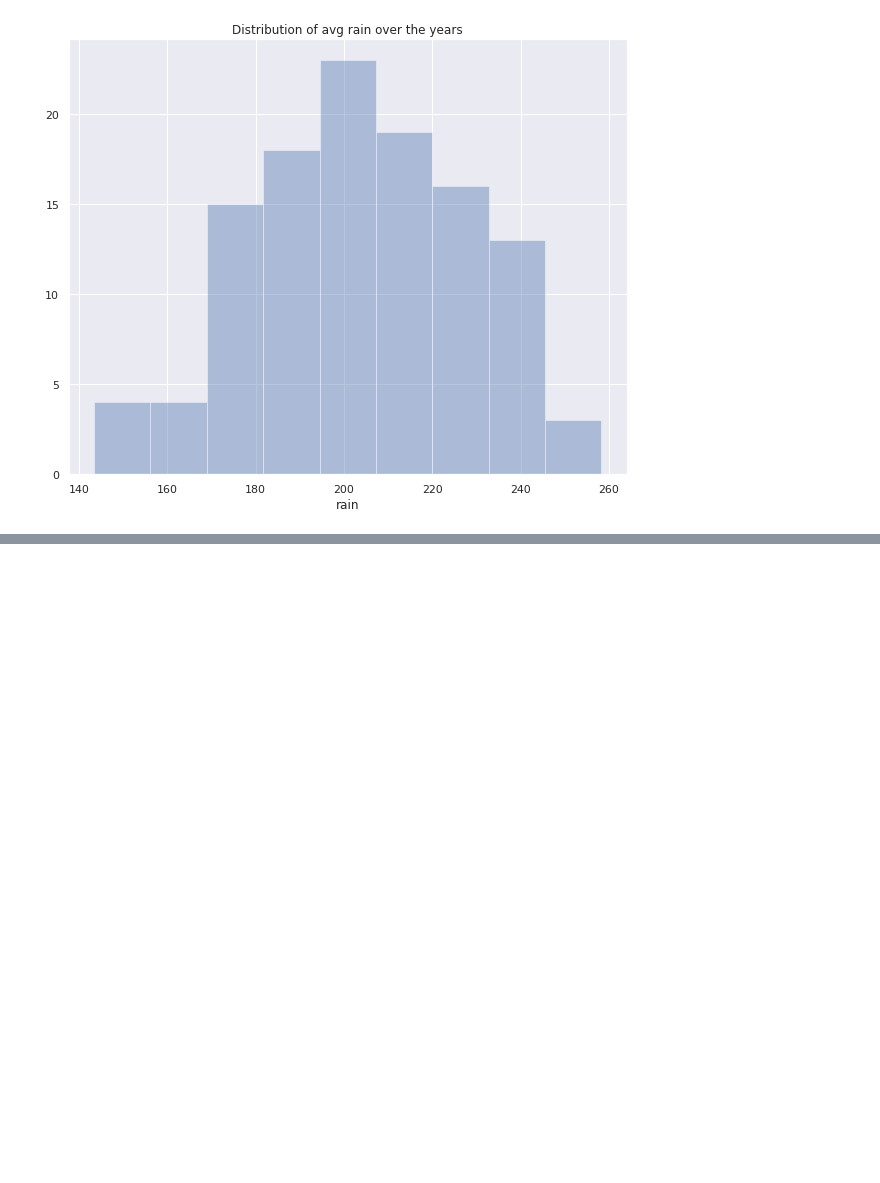
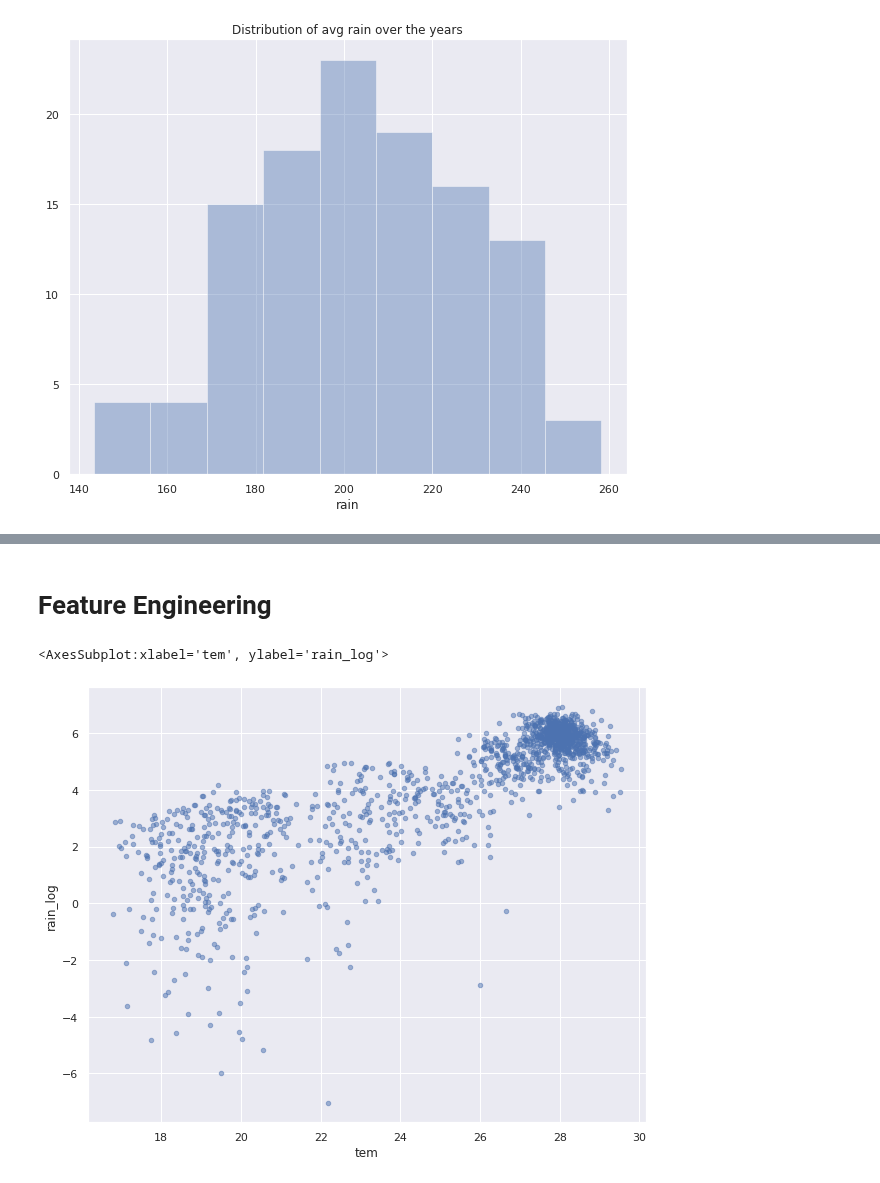
Before and after one commit to silvererudite/30-for-30-ml-projects, a Jupyter notebook: supervised/rainfall-and-regression.ipynb, the cells around one changed output, grey strips where cells are left out. Cells and saved outputs as stored; diff of their text form; code cells hidden in the pictures; blank space fills up the shorter version.

Commit message:
Day 27: Kaggle Notebook | rainfall and regression | feature engineering & Modeling relationship with linear regression

```diff
--- a/supervised/rainfall-and-regression.ipynb
+++ b/supervised/rainfall-and-regression.ipynb
@@ -167,0 +167,9 @@ avg_df.plot(x='tem', y='ratio', kind="scatter", alpha=0.5)
+# %% [markdown]
+# Feature Engineering
+# %%
+df['rain_log'] = df['rain'].apply(np.log)
+# %%
+df.plot(x='tem', y='rain_log', kind="scatter", alpha=0.5)
+# %% [output]
+<AxesSubplot:xlabel='tem', ylabel='rain_log'>
+[figure, added]
```
Also changed, not shown: parts of 11 cells of this notebook.
